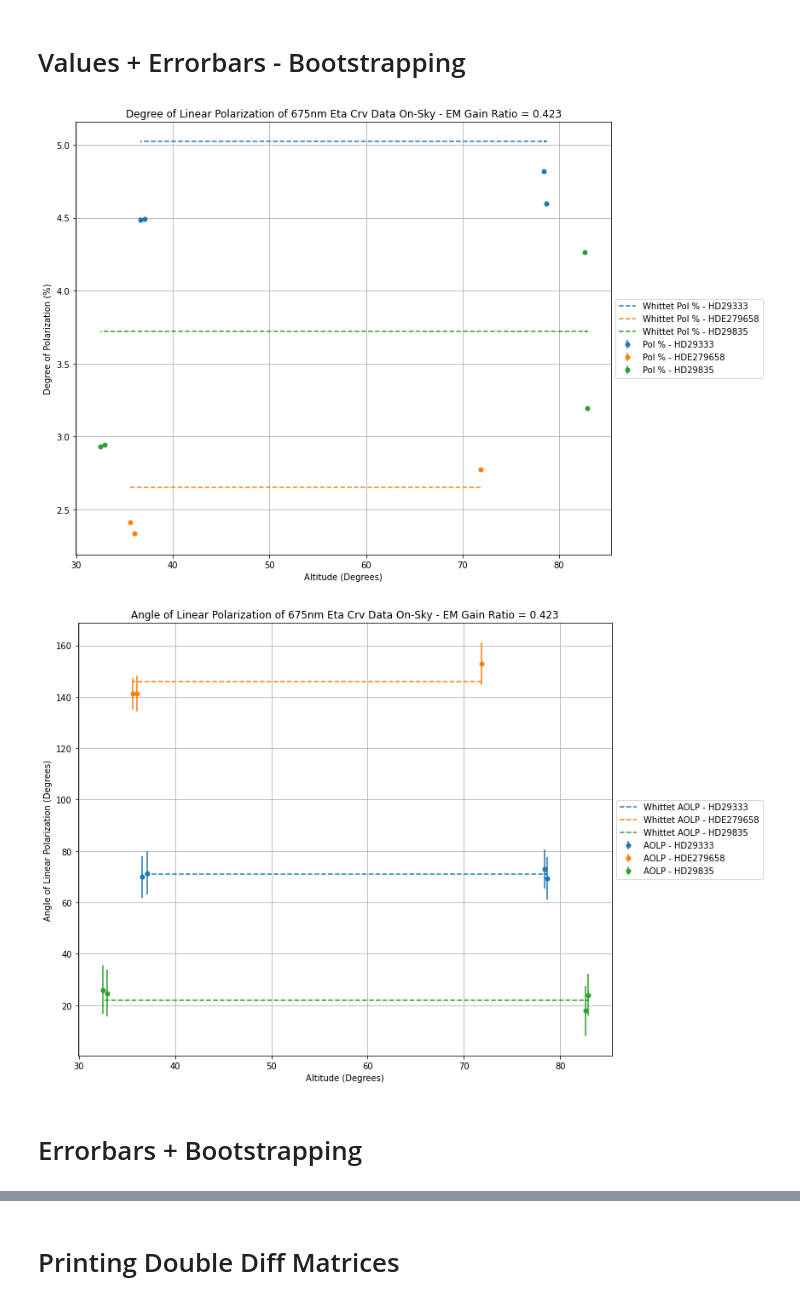
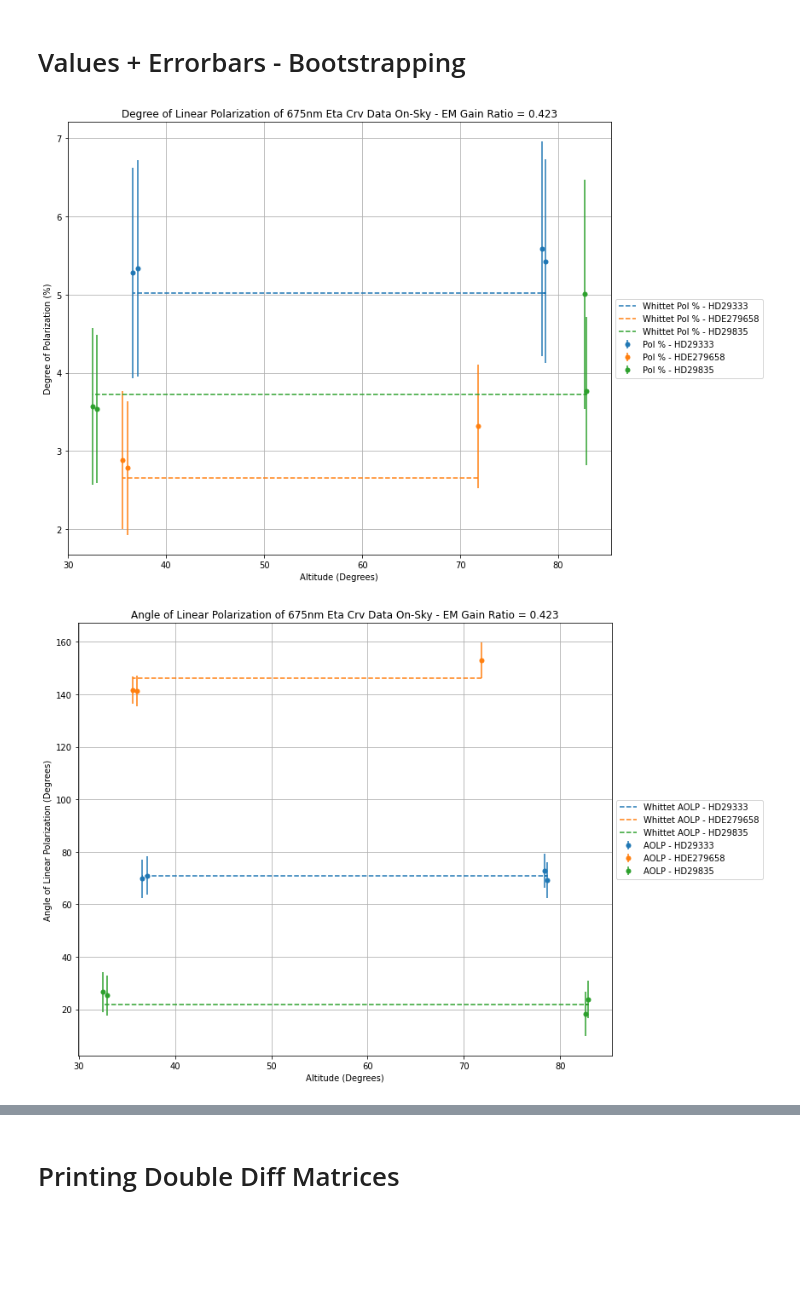
Before and after one commit to becca9808/vampires_calibration, a Jupyter notebook: vampires_on_sky_calibration/programs/polarized/all_polarized_standards_matrix_inversion_testing_new_inversion_procedure.ipynb, the cells around one changed output, grey strips where cells are left out. Cells and saved outputs as stored; diff of their text form; code cells hidden in the pictures; blank space fills up the shorter version.

```diff
--- a/vampires_on_sky_calibration/programs/polarized/all_polarized_standards_matrix_inversion_testing_new_inversion_procedure.ipynb
+++ b/vampires_on_sky_calibration/programs/polarized/all_polarized_standards_matrix_inversion_testing_new_inversion_procedure.ipynb
@@ -463,10 +463,9 @@ def bootstrap_errors(measurement_matrix, measurements, num_bootstrap_samples):
         s_HWP_bootstrap = np.linalg.pinv(bootstrap_matrix[:, :-1]) @ bootstrap_measurements
         bootstrap_samples[i] = s_HWP_bootstrap.flatten()
 
-    s_HWP_mean = bootstrap_samples.mean(axis=0)
     s_HWP_std = bootstrap_samples.std(axis=0)
 
-    return s_HWP_mean, s_HWP_std
+    return s_HWP_std
 
 # Loop through each unique object
 for obj in unique_objects:
@@ -523,13 +522,18 @@ for obj in unique_objects:
             # Setting the I component to be 1
             measurement_matrix[:, 0] = 1
 
+            # Compute the pseudo-inverse of the measurement matrix and multiply it by the measurements vector
+            s_HWP = np.linalg.pinv(measurement_matrix[:,:-1]) @ measurements
+
+            # Extract Q and U from s_HWP
+            dHWP = s_HWP[0]
+            Q = s_HWP[1]
+            U = s_HWP[2]
+
             # Bootstrap to estimate errors
-            s_HWP_mean, s_HWP_std = bootstrap_errors(measurement_matrix, measurements, num_bootstrap_samples)
+            s_HWP_std = bootstrap_errors(measurement_matrix, measurements, num_bootstrap_samples)
 
-            # Extract Q and U from s_HWP and their errors
-            dHWP = s_HWP_mean[0]
-            Q = s_HWP_mean[1]
-            U = s_HWP_mean[2]
+            # Extract Q and U errors from s_HWP_std
             Q_err = s_HWP_std[1]
             U_err = s_HWP_std[2]
 
@@ -583,34 +587,33 @@ plt.grid(True)
 plt.tight_layout()
 plt.gcf().set_facecolor('white')
 plt.show()
 
 # Plotting Angle of Linear Polarization
 plt.figure(figsize=(12, 8))
 plotted_labels = set()
 for (altitude, aolp, color, obj), aolp_err in zip(aolp_list, aolp_err_list):
     label = f'AOLP - {obj}' if f'AOLP - {obj}' not in plotted_labels else None
     plt.errorbar(altitude, aolp % 180, yerr=aolp_err, label=label, linestyle='None', marker='o', markersize=5, color=color)
     plotted_labels.add(f'AOLP - {obj}')
 
 # Plot theoretical values
 colors = itertools.cycle(plt.cm.tab10.colors)  # Reset color cycle
 for obj in unique_objects:
     if obj in targets:
         color = next(colors)  # Ensure matching color
         whittet_aolp = targets[obj]["675nm"][2]
         altitudes = [alt for alt, _, _, o in aolp_list if o == obj]
         plt.plot(altitudes, [whittet_aolp]*len(altitudes), linestyle='--', color=color, label=f'Whittet AOLP - {obj}')
 
+
 plt.title(f"Angle of Linear Polarization of {wavelength}nm Eta Crv Data On-Sky - EM Gain Ratio = " + str(em_gain))
 plt.xlabel("Altitude (Degrees)")
 plt.ylabel("Angle of Linear Polarization (Degrees)")
 plt.legend(loc='center left', bbox_to_anchor=(1, 0.5))
 plt.grid(True)
 plt.tight_layout()
 plt.gcf().set_facecolor('white')
 plt.show()
 # %% [output]
-[figure, old version]
+[figure, new version]
-[figure, old version]
+[figure, new version]
-# %% [markdown]
-# Errorbars + Bootstrapping
```
Also changed, not shown: parts of 1 cell of this notebook, 39 other files.
